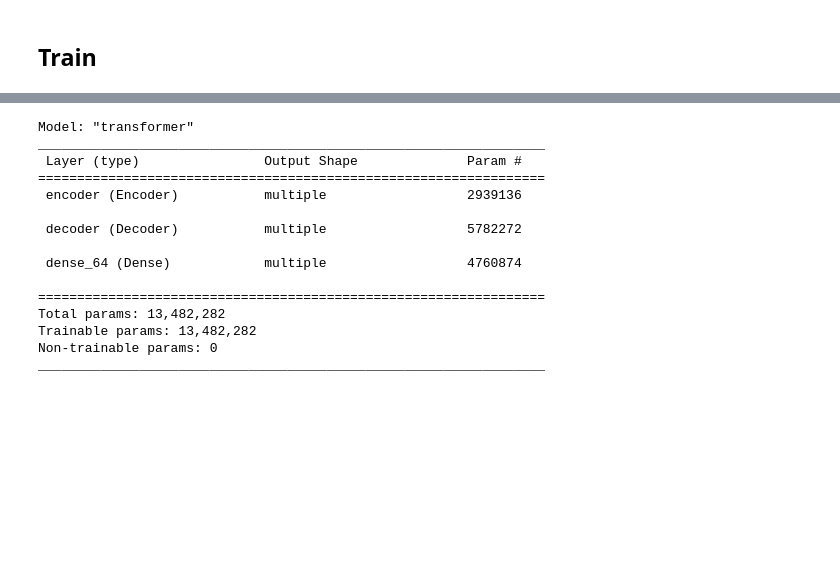
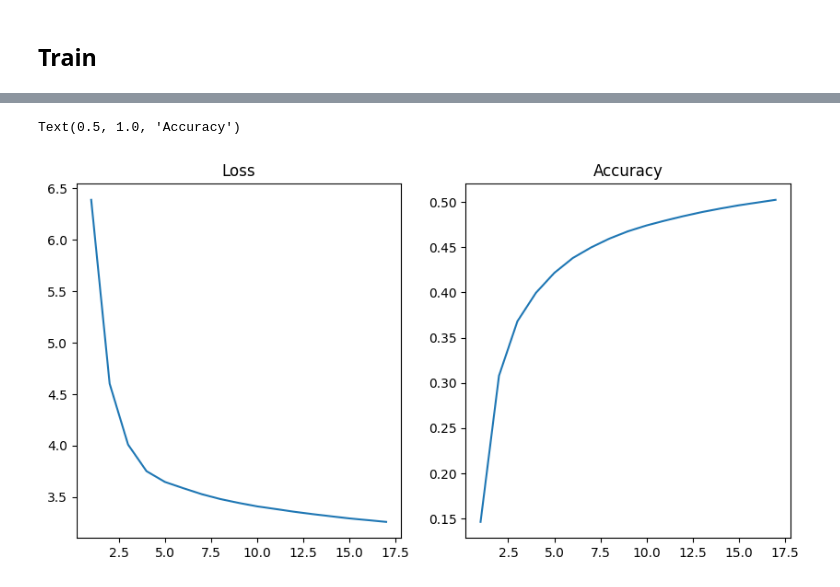
Before and after one commit to nguyenvannghiem0312/translation-viet-eng, a Jupyter notebook: translationVi_En_down_scale.ipynb, the cells around one changed output, grey strips where cells are left out. Saved outputs shown, nothing was run; the diff lists cells and outputs as text; code cells hidden in the pictures; blank space fills up the shorter version.

Commit message:
model 50percent

```diff
--- a/translationVi_En_down_scale.ipynb
+++ b/translationVi_En_down_scale.ipynb
@@ -414,11 +414,11 @@ class Transformer(tf.keras.Model):
 
     return enc_padding_mask, look_ahead_mask, dec_padding_mask
 # %%
-num_layers = 6
-d_model = 512
-dff = 2048
-num_heads = 8
-dropout_rate = 0.3
+num_layers = 2
+d_model = 128
+dff = 128
+num_heads = 16
+dropout_rate = 0.1
 # %% [markdown]
 # Optimizer
 # %%
@@ -508,7 +510,10 @@ if ckpt_manager.latest_checkpoint:
 # %% [markdown]
 ## Train
 # %%
-EPOCHS = 10
+EPOCHS = 20
+# %%
+loss_history = []
+accuracy_histpry = []
 # %%
 train_step_signature = [
     tf.TensorSpec(shape=(None, None), dtype=tf.int64),
@@ -549,6 +554,9 @@ for epoch in range(EPOCHS):
     ckpt_save_path = ckpt_manager.save()
     print(f'Saving checkpoint for epoch {epoch+1} at {ckpt_save_path}')
 
+  loss_history.append(train_loss.result())
+  accuracy_histpry.append(train_accuracy.result())
+
   print(f'Epoch {epoch + 1} Loss {train_loss.result():.4f} Accuracy {train_accuracy.result():.4f}')
 
   print(f'Time taken for 1 epoch: {time.time() - start:.2f} secs\n')
@@ -577,23 +598,22 @@ Trainable params: 90,551,338
 Non-trainable params: 0
 _________________________________________________________________
-# %%
-transformer.summary()
-# %% [output]
-Model: "transformer"
-_________________________________________________________________
- Layer (type)                Output Shape              Param #
-=================================================================
- encoder (Encoder)           multiple                  2939136
-
- decoder (Decoder)           multiple                  5782272
-
- dense_64 (Dense)            multiple                  4760874
-
-=================================================================
-Total params: 13,482,282
-Trainable params: 13,482,282
-Non-trainable params: 0
-_________________________________________________________________
+# %%
+figre, axs = plt.subplots(1, 2, figsize = (10, 5))
+
+loss_ = [loss.numpy() for loss in loss_history]
+loss_ = [6.3881, 4.6024, 4.0105, 3.7523, 3.6477, 3.5867] + loss_
+acc_ = [acc.numpy() for acc in accuracy_histpry]
+acc_ = [0.1464, 0.3079, 0.3681, 0.3994, 0.4215, 0.4379] + acc_
+
+ep = list(range(1, 18))
+
+axs[0].plot(ep, loss_)
+axs[0].set_title('Loss')
+axs[1].plot(ep, acc_)
+axs[1].set_title('Accuracy')
+# %% [output]
+Text(0.5, 1.0, 'Accuracy')
+[figure, added]
 # %%
 class Translator(tf.Module):
   def __init__(self, inp_tokenizer, targ_tokenizer, transformer):
```
Also changed, not shown: parts of 11 cells of this notebook.
